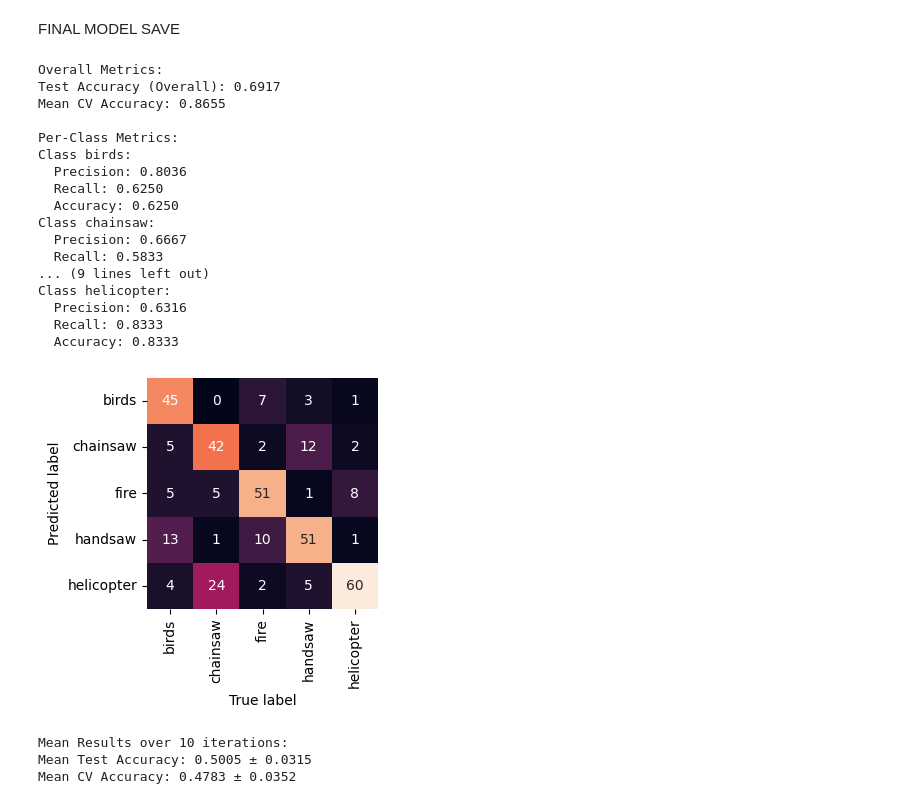
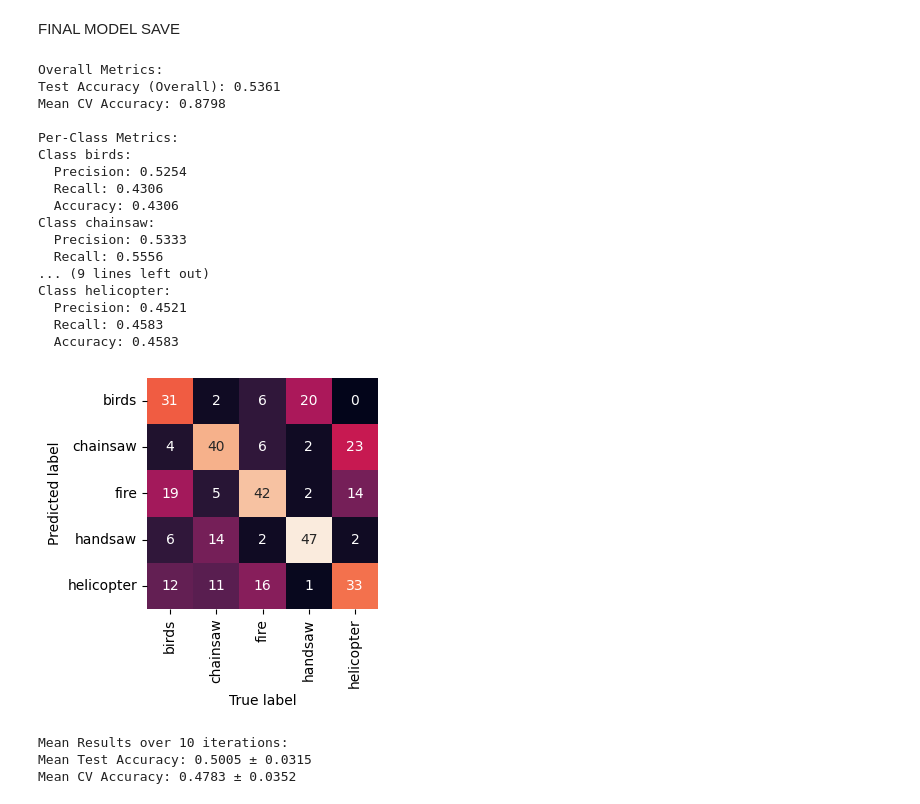
Before and after one commit to ppasture/LELEC210X, a Jupyter notebook: classification/h5a2_audio.ipynb, the cells around one changed output. Cells and saved outputs as stored; diff of their text form; code cells hidden in the pictures.

```diff
--- a/classification/h5a2_audio.ipynb
+++ b/classification/h5a2_audio.ipynb
@@ -827,6 +827,7 @@ for i in range(1, augmentation_factor):  # Skip the original (already included)
     X_test = np.vstack([X_test, X_augmented[augmented_test_indices]])
     y_test = np.concatenate([y_test, y_augmented[augmented_test_indices]])
 
+"""
 # Dimension reduction
 rf_dim_reducer = RandomForestClassifier(n_estimators=100, random_state=42)
 rf_dim_reducer.fit(X_train, y_train)
@@ -834,6 +835,7 @@ importances = rf_dim_reducer.feature_importances_
 top_features_idx = np.argsort(importances)[::-1][:200]
 X_train = X_train[:, top_features_idx]
 X_test = X_test[:, top_features_idx]
+"""
 
 # Train the Random Forest model
 model = RandomForestClassifier(
@@ -863,45 +865,46 @@ for i, cls in enumerate(classes):
 
 # Cross-validation accuracy
 cv_scores = cross_val_score(model, X_train, y_train, cv=10, scoring='accuracy')
 mean_cv_accuracy = np.mean(cv_scores)
 
+show_confusion_matrix(predict, y_test, classnames)
+
 # Print results
 print("\nOverall Metrics:")
 print(f"Test Accuracy (Overall): {accuracy(predict, y_test):.4f}")
 print(f"Mean CV Accuracy: {mean_cv_accuracy:.4f}")
 
 print("\nPer-Class Metrics:")
 for i, cls in enumerate(classes):
     print(f"Class {cls}:")
     print(f"  Precision: {precision_per_class[i]:.4f}")
     print(f"  Recall: {recall_per_class[i]:.4f}")
     print(f"  Accuracy: {test_accuracy_per_class[i]:.4f}")
 
-show_confusion_matrix(predict, y_test, classnames)
 
 
 # SAVE THE MODEL
 filename = "augmented_model.pickle"
 pickle.dump(model, open(model_dir + filename, "wb"))
 # %% [output]
 Overall Metrics:
-Test Accuracy (Overall): 0.6917
-Mean CV Accuracy: 0.8655
+Test Accuracy (Overall): 0.5361
+Mean CV Accuracy: 0.8798
 
 Per-Class Metrics:
 Class birds:
-  Precision: 0.8036
-  Recall: 0.6250
-  Accuracy: 0.6250
+  Precision: 0.5254
+  Recall: 0.4306
+  Accuracy: 0.4306
 Class chainsaw:
-  Precision: 0.6667
-  Recall: 0.5833
+  Precision: 0.5333
+  Recall: 0.5556
 ... (9 lines left out)
 Class helicopter:
-  Precision: 0.6316
-  Recall: 0.8333
-  Accuracy: 0.8333
+  Precision: 0.4521
+  Recall: 0.4583
+  Accuracy: 0.4583
-[figure, old version]
+[figure, new version]
 # %%
 import os
 import numpy as np
```
Also changed, not shown: 2 other files.
